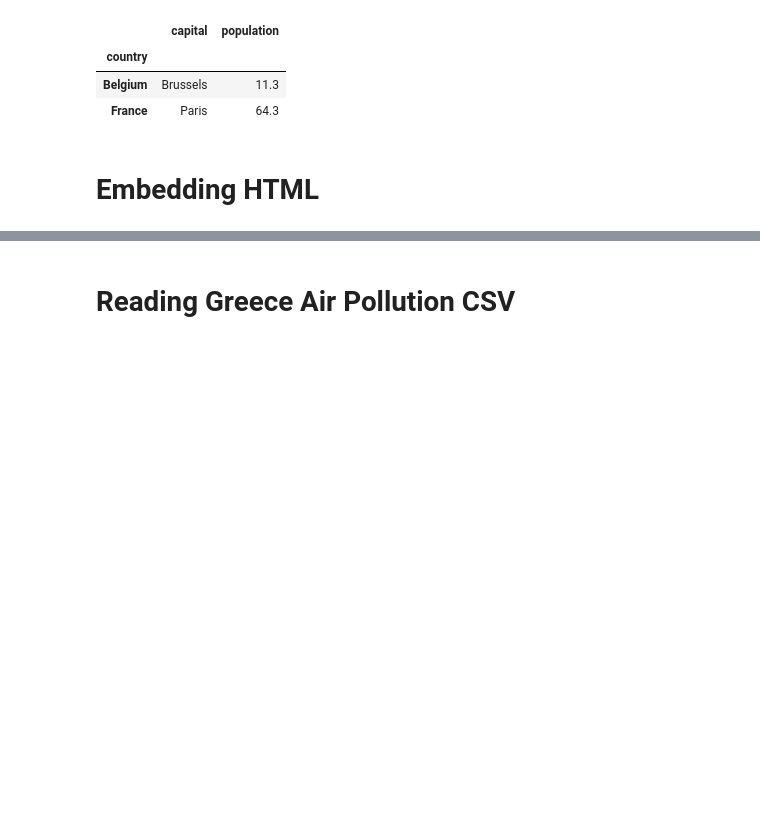
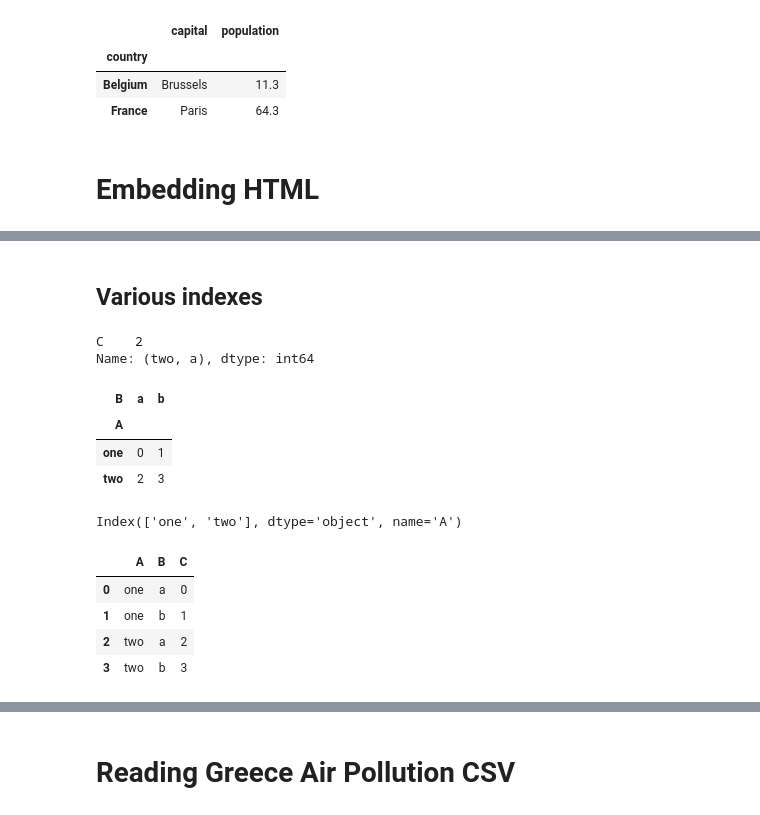
Before and after one commit to E-Trindade/Deep-Learning-Nanodegree, a Jupyter notebook: week 1/Pandas Crashcourse.ipynb, the cells around one changed output, grey strips where cells are left out. Cells and saved outputs as stored; diff of their text form; code cells hidden in the pictures; blank space fills up the shorter version.

```diff
--- a/week 1/Pandas Test.ipynb
+++ b/week 1/Pandas Crashcourse.ipynb
@@ -190,0 +204,3 @@ HTML('<iframe src=http://www.eea.europa.eu/data-and-maps/data/airbase-the-europe
+# %%
+df = df.set_index(['A', 'B'])
+df
@@ -190,0 +214,28 @@ HTML('<iframe src=http://www.eea.europa.eu/data-and-maps/data/airbase-the-europe
+# %% [markdown]
+## Various indexes
+# %%
+df.loc[('two', 'a')]
+# %% [output]
+C    2
+Name: (two, a), dtype: int64
+# %%
+result = df['C'].unstack()
+result
+# %% [output]
+| B | a | b |
+| A |  |  |
+| one | 0 | 1 |
+| two | 2 | 3 |
+# %%
+result.index
+# %% [output]
+Index(['one', 'two'], dtype='object', name='A')
+# %%
+df = result.stack().reset_index(name='C')
+df
+# %% [output]
+|  | A | B | C |
+| 0 | one | a | 0 |
+| 1 | one | b | 1 |
+| 2 | two | a | 2 |
+| 3 | two | b | 3 |
```
Also changed, not shown: parts of 15 cells of this notebook, 2 other files.
